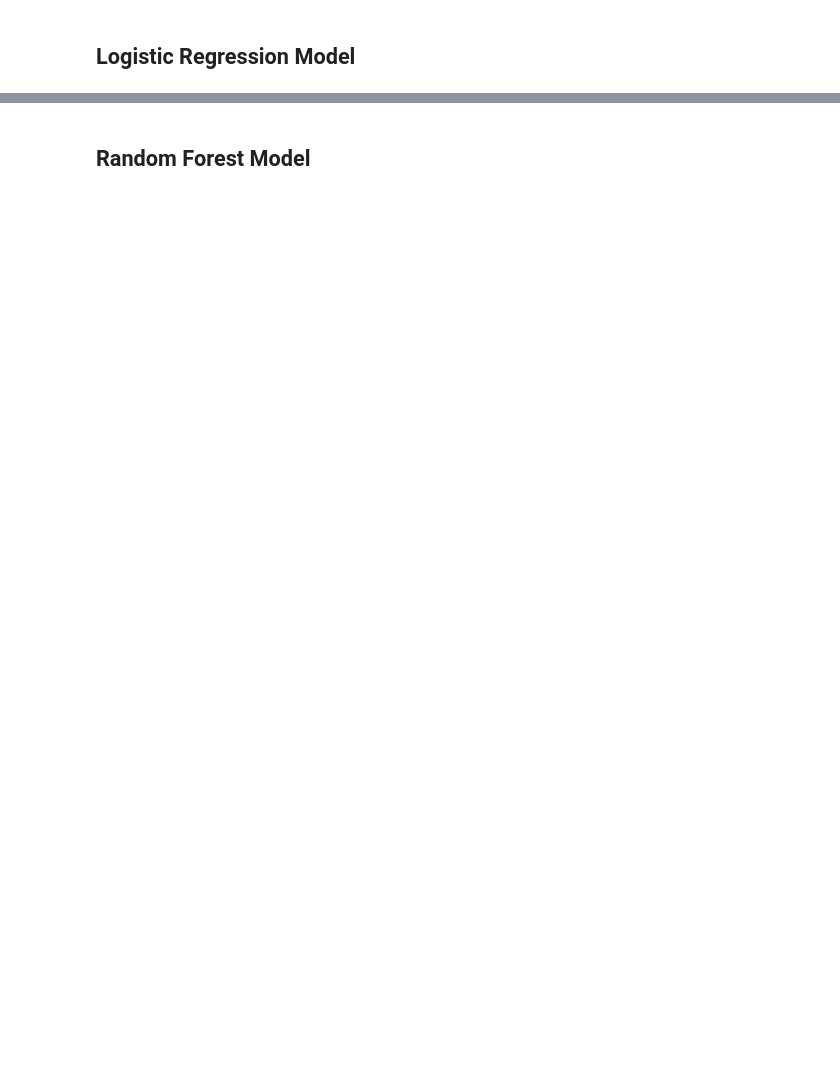
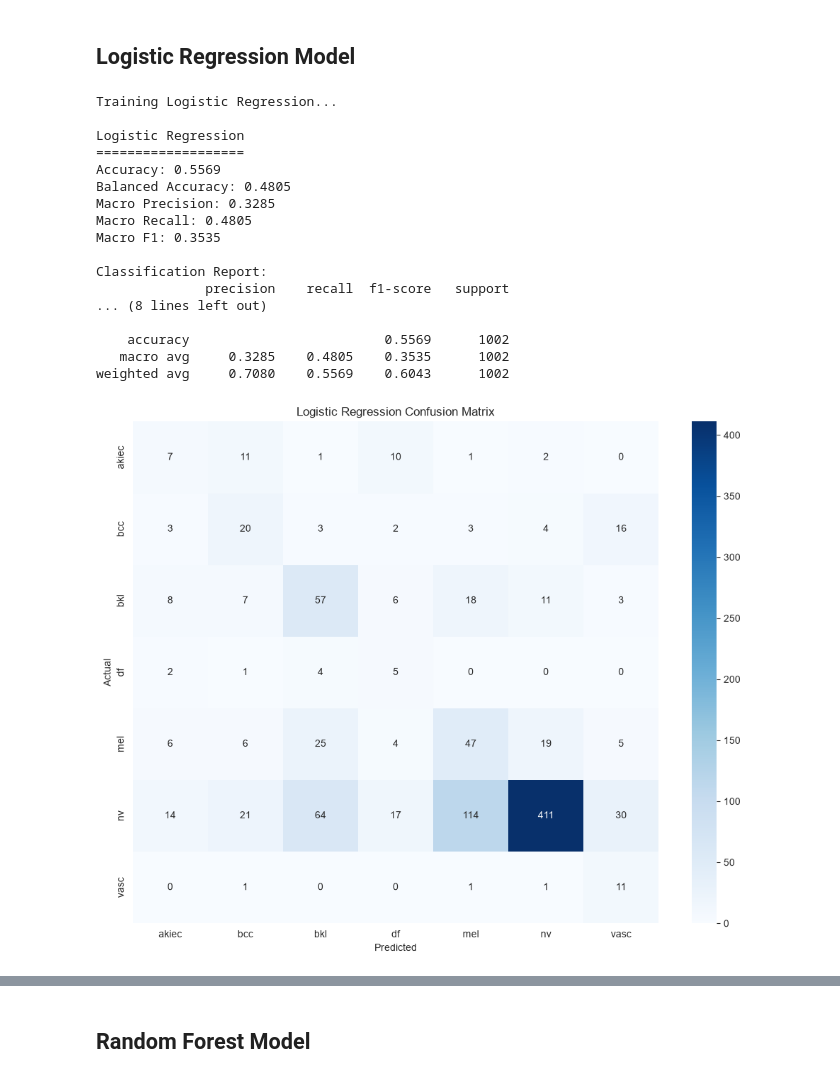
Before and after one commit to tt-lam1199/HAM10000-Skin-Lesion-Classifiers, a Jupyter notebook: notebooks/eda_processing_split.ipynb, the cells around one changed output, grey strips where cells are left out. Drawn from its saved outputs; the diff is of its cells as text; code cells hidden in the pictures; blank space fills up the shorter version.

```diff
--- a/notebooks/eda_processing_split.ipynb
+++ b/notebooks/eda_processing_split.ipynb
@@ -401,2 +623,47 @@ print(X_test_flat.shape)
 # %% [markdown]
 ## Logistic Regression Model
+# %%
+RUN_LOGISTIC_REGRESSION = True
+
+if RUN_LOGISTIC_REGRESSION:
+    logistic_model = LogisticRegression(
+        solver="saga",
+        C=1.0,
+        max_iter=500,
+        tol=1e-3,
+        class_weight=class_weights,
+        random_state=42,
+    )
+
+    print("Training Logistic Regression...")
+    logistic_model.fit(X_train_flat, y_train)
+
+    logistic_result, logistic_predictions = evaluate_part2_model(
+        logistic_model,
+        "Logistic Regression",
+        X_test_flat,
+        y_test,
+    )
+else:
+    logistic_model = None
+    logistic_result = None
+    print("Logistic Regression skipped.")
+# %% [output]
+Training Logistic Regression...
+
+Logistic Regression
+===================
+Accuracy: 0.5569
+Balanced Accuracy: 0.4805
+Macro Precision: 0.3285
+Macro Recall: 0.4805
+Macro F1: 0.3535
+
+Classification Report:
+              precision    recall  f1-score   support
+... (8 lines left out)
+
+    accuracy                         0.5569      1002
+   macro avg     0.3285    0.4805    0.3535      1002
+weighted avg     0.7080    0.5569    0.6043      1002
+[figure, added]
```
Also changed, not shown: parts of 16 cells of this notebook.
